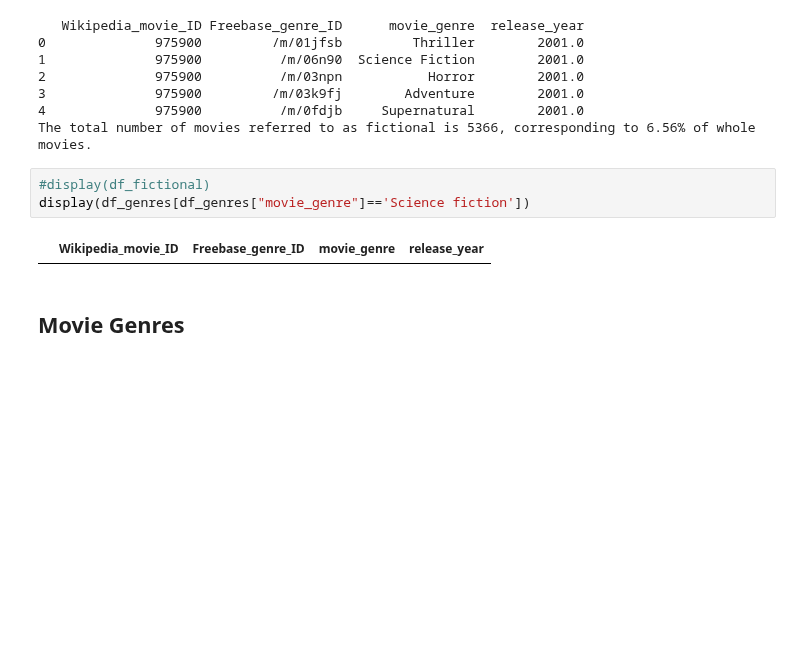
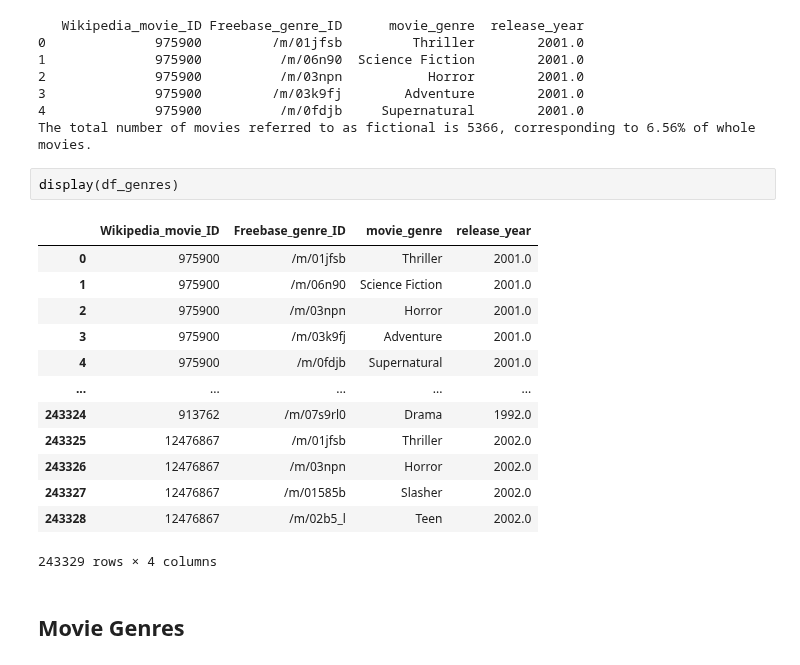
Before and after one commit to epfl-ada/ada-2023-project-thepiratesofthestreet, a Jupyter notebook: Handling and visualizing.ipynb, the cells around one changed output. Saved outputs shown, nothing was run; the diff lists cells and outputs as text; blank space fills up the shorter version.

```diff
--- a/Handling and visualizing.ipynb
+++ b/Handling and visualizing.ipynb
@@ -33,10 +36,21 @@ df_fictional_summaries, df_fictional = preprocessing.get_fictional_summaries_sub
 4              975900          /m/0fdjb     Supernatural        2001.0
 The total number of movies referred to as fictional is 5366, corresponding to 6.56% of whole movies.
 # %%
-#display(df_fictional)
-display(df_genres[df_genres["movie_genre"]=='Science fiction'])
+display(df_genres)
 # %% [output]
 |  | Wikipedia_movie_ID | Freebase_genre_ID | movie_genre | release_year |
+| 0 | 975900 | /m/01jfsb | Thriller | 2001.0 |
+| 1 | 975900 | /m/06n90 | Science Fiction | 2001.0 |
+| 2 | 975900 | /m/03npn | Horror | 2001.0 |
+| 3 | 975900 | /m/03k9fj | Adventure | 2001.0 |
+| 4 | 975900 | /m/0fdjb | Supernatural | 2001.0 |
+| ... | ... | ... | ... | ... |
+| 243324 | 913762 | /m/07s9rl0 | Drama | 1992.0 |
+| 243325 | 12476867 | /m/01jfsb | Thriller | 2002.0 |
+| 243326 | 12476867 | /m/03npn | Horror | 2002.0 |
+| 243327 | 12476867 | /m/01585b | Slasher | 2002.0 |
+| 243328 | 12476867 | /m/02b5_l | Teen | 2002.0 |
+243329 rows × 4 columns
 # %% [markdown]
 ## Movie Genres
 # %%
```
Also changed, not shown: parts of 16 cells of this notebook, 1 other file.
